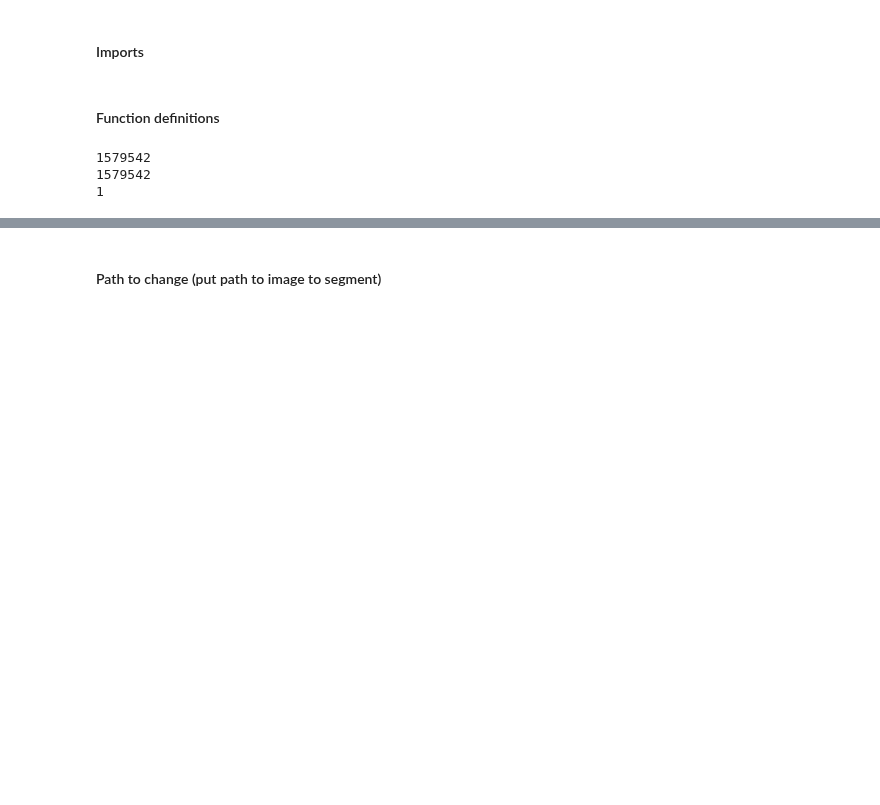
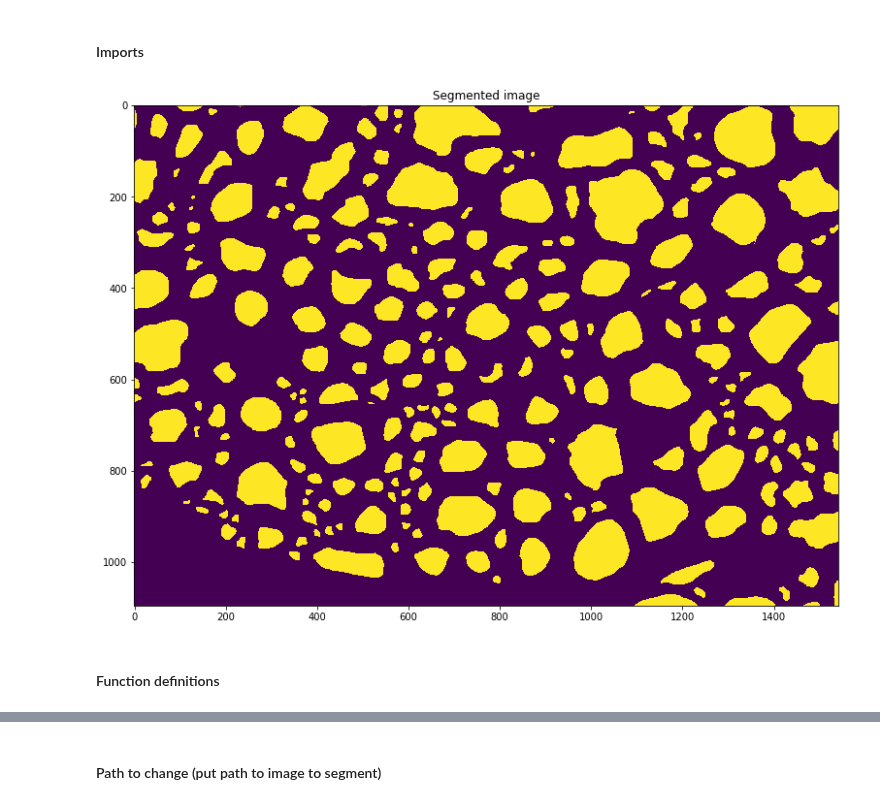
Before and after one commit to axondeepseg/axondeepseg, a Jupyter notebook: notebooks/performance_metrics.ipynb, the cells around one changed output, grey strips where cells are left out. Cells and saved outputs as stored; diff of their text form; code cells hidden in the pictures; blank space fills up the shorter version.

```diff
--- a/notebooks/performance_metrics.ipynb
+++ b/notebooks/performance_metrics.ipynb
@@ -30,12 +30,19 @@ with open(path_configfile, 'r') as fd:
     config_network = json.loads(fd.read())
 
 mask = imageio.imread(os.path.join(path_folder,'mask.png'))
-gt_axon = mask > 200
-gt_myelin = np.logical_and(mask >= 50, mask <= 200)
+gt_axon = mask[:,:,1] > 200
+gt_myelin = np.logical_and(mask[:,:,1] >= 50, mask[:,:,1] <= 200)
 
-prediction = imageio.imread(os.path.join(path_folder,'AxonDeepSeg.png'))
-pred_axon = prediction > 200
-pred_myelin = np.logical_and(prediction >= 50, prediction <= 200)
+pred = imageio.imread(os.path.join(path_folder,'AxonDeepSeg.png'))
+pred_axon = pred > 200
+pred_myelin = np.logical_and(pred >= 50, pred <= 200)
+# %%
+plt.figure(figsize=(13,10))
+plt.title('Segmented image')
+plt.imshow(gt_axon)
+plt.show();
+# %% [output]
+[figure, added]
 # %% [markdown]
 #### Function definitions
 # %%
@@ -90,9 +105,2 @@ def pw_precision(prediction, groundtruth):
 
     return precision
-# %%
-test = pw_sensitivity(pred_axon,gt_axon)
-print(test)
-# %% [output]
-1579542
-1579542
-1
```
Also changed, not shown: parts of 3 cells of this notebook.
